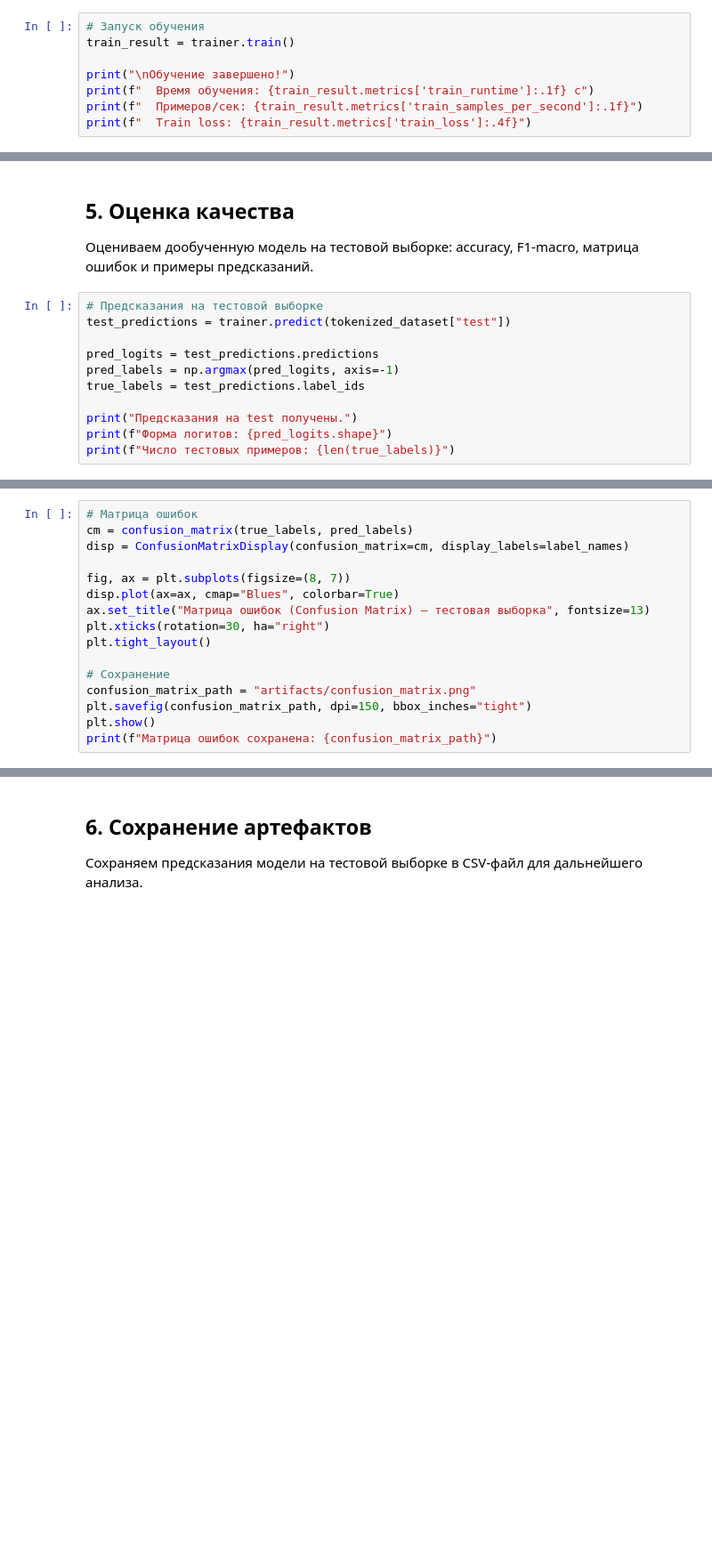
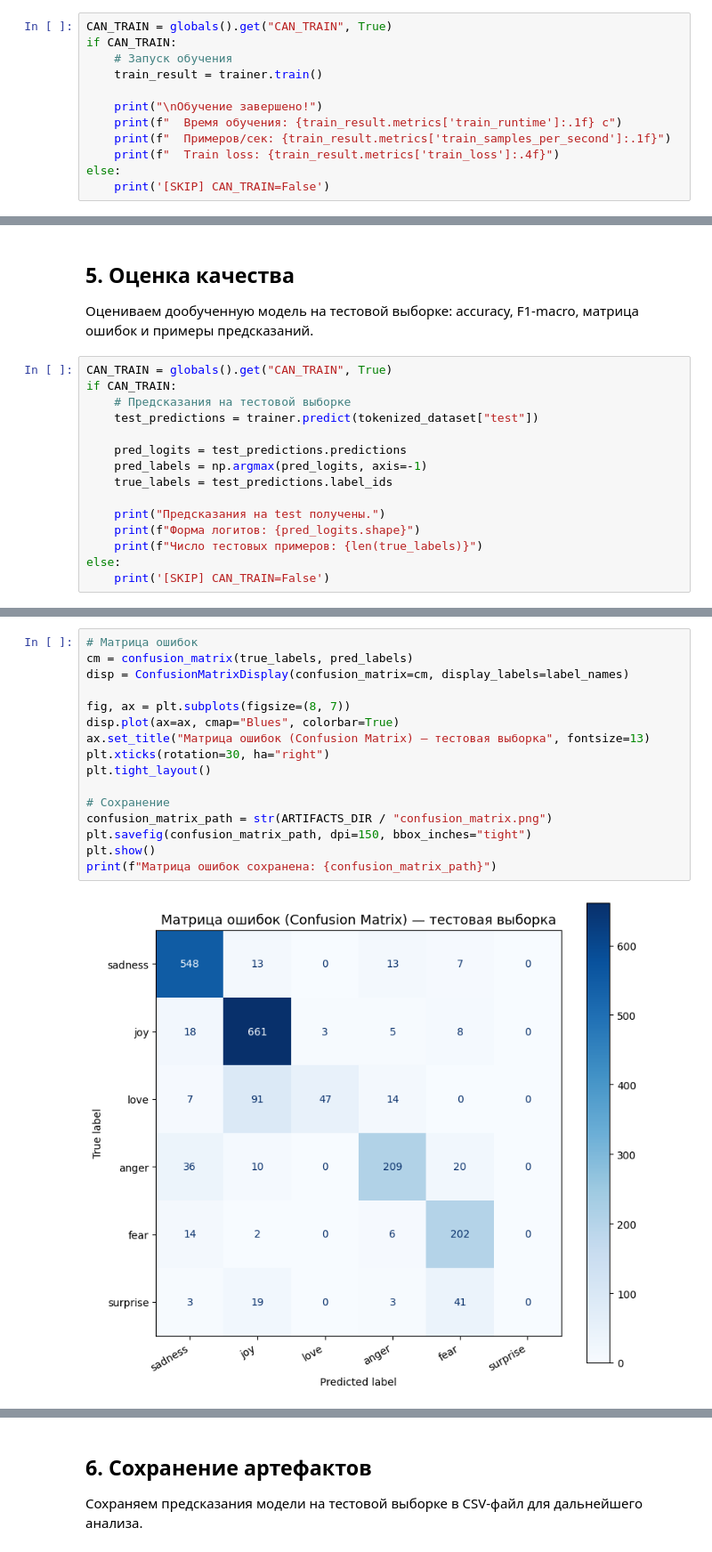
Before and after one commit to S10vesh/dopobr, a Jupyter notebook: homeworks/HW13/HW13.ipynb, the cells around one changed output, grey strips where cells are left out. Shown at 89% size. Saved outputs shown, nothing was run; the diff lists cells and outputs as text; blank space fills up the shorter version.

```diff
--- a/homeworks/HW13/HW13.ipynb
+++ b/homeworks/HW13/HW13.ipynb
@@ -456,8 +540,12 @@ print(f"Размер validation: {len(tokenized_dataset['validation'])}")
 # %%
-# Запуск обучения
-train_result = trainer.train()
+CAN_TRAIN = globals().get("CAN_TRAIN", True)
+if CAN_TRAIN:
+    # Запуск обучения
+    train_result = trainer.train()
 
-print("\nОбучение завершено!")
-print(f"  Время обучения: {train_result.metrics['train_runtime']:.1f} с")
-print(f"  Примеров/сек: {train_result.metrics['train_samples_per_second']:.1f}")
-print(f"  Train loss: {train_result.metrics['train_loss']:.4f}")
+    print("\nОбучение завершено!")
+    print(f"  Время обучения: {train_result.metrics['train_runtime']:.1f} с")
+    print(f"  Примеров/сек: {train_result.metrics['train_samples_per_second']:.1f}")
+    print(f"  Train loss: {train_result.metrics['train_loss']:.4f}")
+else:
+    print('[SKIP] CAN_TRAIN=False')
@@ -466,13 +567,17 @@ print(f"  Train loss: {train_result.metrics['train_loss']:.4f}")
 
 Оцениваем дообученную модель на тестовой выборке: accuracy, F1-macro, матрица ошибок и примеры предсказаний.
 # %%
-# Предсказания на тестовой выборке
-test_predictions = trainer.predict(tokenized_dataset["test"])
+CAN_TRAIN = globals().get("CAN_TRAIN", True)
+if CAN_TRAIN:
+    # Предсказания на тестовой выборке
+    test_predictions = trainer.predict(tokenized_dataset["test"])
 
-pred_logits = test_predictions.predictions
-pred_labels = np.argmax(pred_logits, axis=-1)
-true_labels = test_predictions.label_ids
+    pred_logits = test_predictions.predictions
+    pred_labels = np.argmax(pred_logits, axis=-1)
+    true_labels = test_predictions.label_ids
 
-print("Предсказания на test получены.")
-print(f"Форма логитов: {pred_logits.shape}")
-print(f"Число тестовых примеров: {len(true_labels)}")
+    print("Предсказания на test получены.")
+    print(f"Форма логитов: {pred_logits.shape}")
+    print(f"Число тестовых примеров: {len(true_labels)}")
+else:
+    print('[SKIP] CAN_TRAIN=False')
@@ -495,16 +619,18 @@ for i, (name, f1) in enumerate(zip(label_names, f1_per_class)):
 # %%
 # Матрица ошибок
 cm = confusion_matrix(true_labels, pred_labels)
 disp = ConfusionMatrixDisplay(confusion_matrix=cm, display_labels=label_names)
 
 fig, ax = plt.subplots(figsize=(8, 7))
 disp.plot(ax=ax, cmap="Blues", colorbar=True)
 ax.set_title("Матрица ошибок (Confusion Matrix) — тестовая выборка", fontsize=13)
 plt.xticks(rotation=30, ha="right")
 plt.tight_layout()
 
 # Сохранение
-confusion_matrix_path = "artifacts/confusion_matrix.png"
+confusion_matrix_path = str(ARTIFACTS_DIR / "confusion_matrix.png")
 plt.savefig(confusion_matrix_path, dpi=150, bbox_inches="tight")
 plt.show()
 print(f"Матрица ошибок сохранена: {confusion_matrix_path}")
+# %% [output]
+[figure, added]
```
Also changed, not shown: parts of 18 cells of this notebook, 3 other files.
